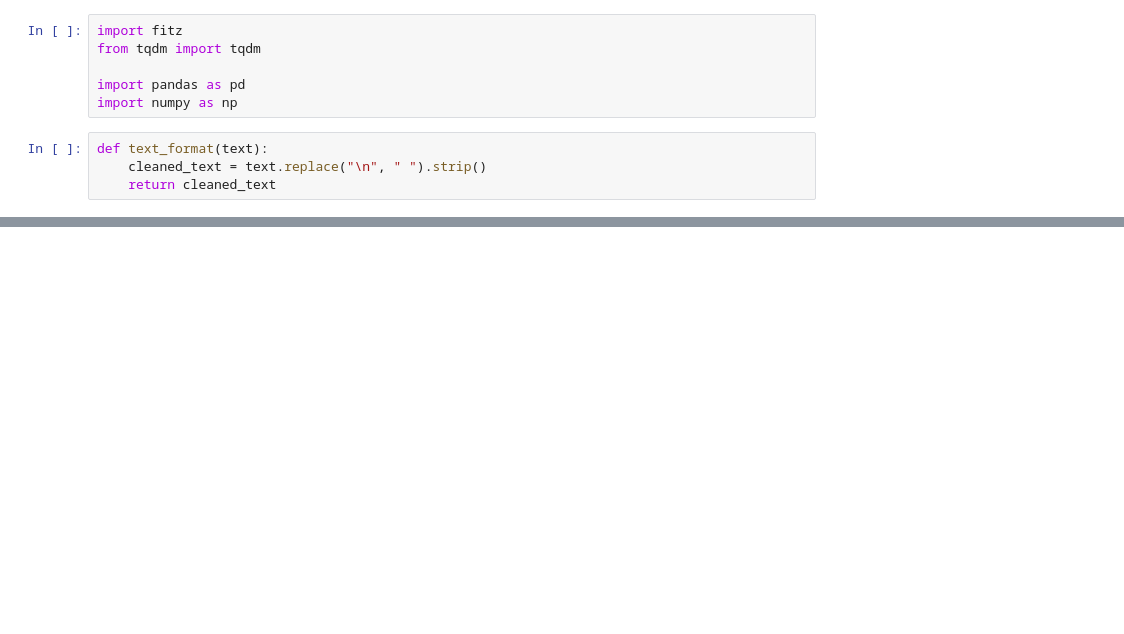
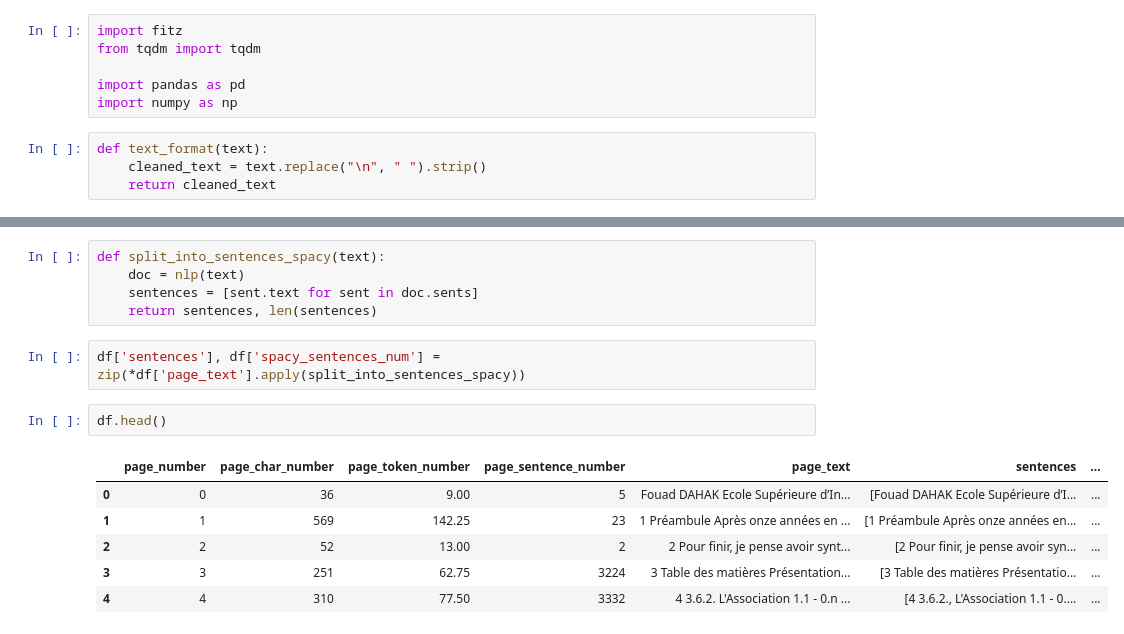
Before and after one commit to MouadBaghdadi/BddChat_RAG_Pipeline, a Jupyter notebook: data_preprocessing/preprocessing.ipynb, the cells around one changed output, grey strips where cells are left out. Drawn from its saved outputs; the diff is of its cells as text; blank space fills up the shorter version.

```diff
--- a/data_preprocessing/preprocessing.ipynb
+++ b/data_preprocessing/preprocessing.ipynb
@@ -28,0 +73,16 @@ FileNotFoundError: no such file: 'support_cours_bdd.pdf'
+# %%
+def split_into_sentences_spacy(text):
+    doc = nlp(text)
+    sentences = [sent.text for sent in doc.sents]
+    return sentences, len(sentences)
+# %%
+df['sentences'], df['spacy_sentences_num'] = zip(*df['page_text'].apply(split_into_sentences_spacy))
+# %%
+df.head()
+# %% [output]
+|  | page_number | page_char_number | page_token_number | page_sentence_number | page_text | sentences | ... |
+| 0 | 0 | 36 | 9.00 | 5 | Fouad DAHAK Ecole Supérieure d’In... | [Fouad DAHAK Ecole Supérieure d’I... | ... |
+| 1 | 1 | 569 | 142.25 | 23 | 1 Préambule Après onze années en ... | [1 Préambule Après onze années en... | ... |
+| 2 | 2 | 52 | 13.00 | 2 | 2 Pour finir, je pense avoir synt... | [2 Pour finir, je pense avoir syn... | ... |
+| 3 | 3 | 251 | 62.75 | 3224 | 3 Table des matières Présentation... | [3 Table des matières Présentatio... | ... |
+| 4 | 4 | 310 | 77.50 | 3332 | 4 3.6.2. L'Association 1.1 - 0.n ... | [4 3.6.2., L'Association 1.1 - 0.... | ... |
```
Also changed, not shown: parts of 20 cells of this notebook, 1 other file.
